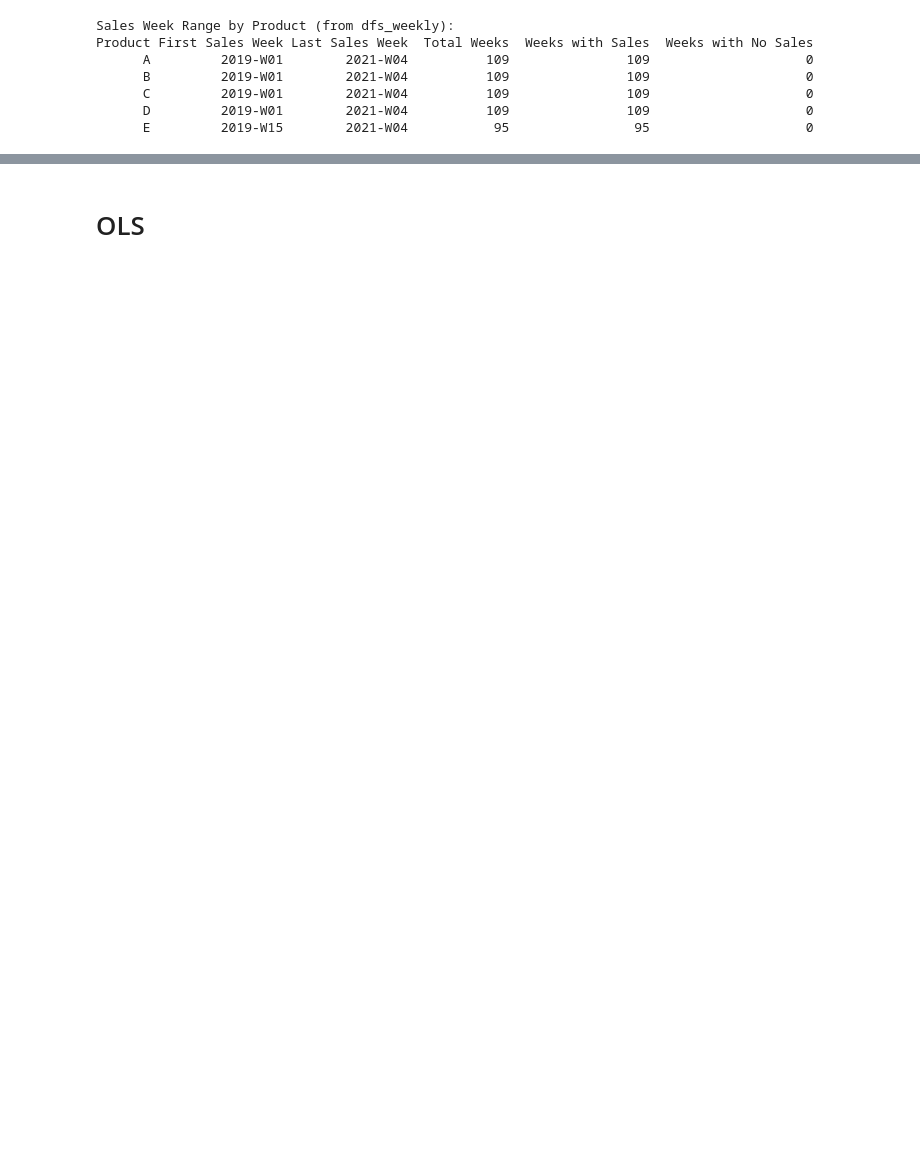
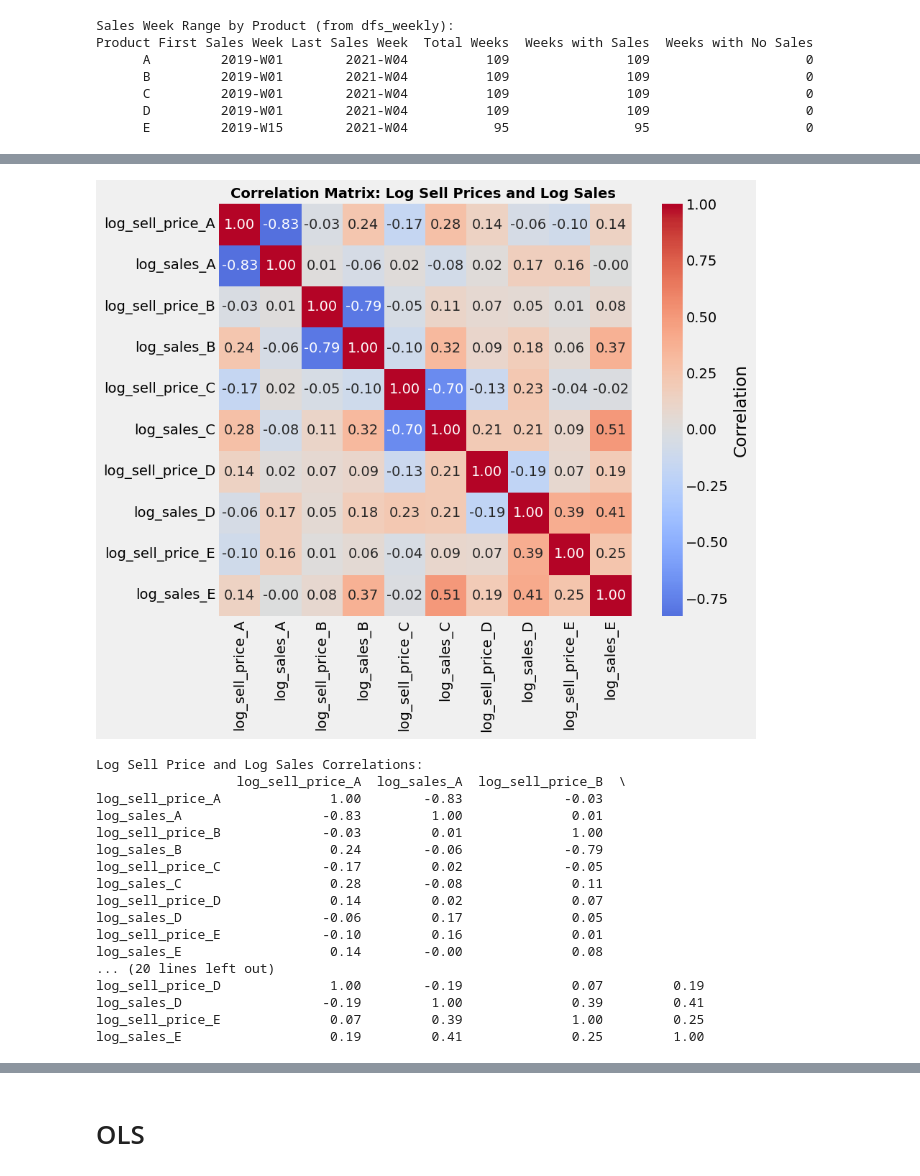
Before and after one commit to insoucyant/Pricing, a Jupyter notebook: analysis.ipynb, the cells around one changed output, grey strips where cells are left out. Cells and saved outputs as stored; diff of their text form; code cells hidden in the pictures; blank space fills up the shorter version.

```diff
--- a/analysis.ipynb
+++ b/analysis.ipynb
@@ -169,0 +231,6 @@ df_merge.head()
+# %%
+df_merge_weekly = df_weekly_A.merge(df_weekly_B, left_index=True, right_index=True, how='outer') \
+              .merge(df_weekly_C, left_index=True, right_index=True, how='outer') \
+                  .merge(df_weekly_D, left_index=True, right_index=True, how='outer') \
+                      .merge(df_weekly_E, left_index=True, right_index=True, how='outer')
+df_merge_weekly.head()
@@ -169,0 +324,21 @@ df_merge.head()
+# %%
+df_corr_weekly = sa.log_correlation_plot(df_merge_weekly)
+# %% [output]
+[figure, added]
+Log Sell Price and Log Sales Correlations:
+                  log_sell_price_A  log_sales_A  log_sell_price_B  \
+log_sell_price_A              1.00        -0.83             -0.03
+log_sales_A                  -0.83         1.00              0.01
+log_sell_price_B             -0.03         0.01              1.00
+log_sales_B                   0.24        -0.06             -0.79
+log_sell_price_C             -0.17         0.02             -0.05
+log_sales_C                   0.28        -0.08              0.11
+log_sell_price_D              0.14         0.02              0.07
+log_sales_D                  -0.06         0.17              0.05
+log_sell_price_E             -0.10         0.16              0.01
+log_sales_E                   0.14        -0.00              0.08
+... (20 lines left out)
+log_sell_price_D              1.00        -0.19              0.07         0.19
+log_sales_D                  -0.19         1.00              0.39         0.41
+log_sell_price_E              0.07         0.39              1.00         0.25
+log_sales_E                   0.19         0.41              0.25         1.00
```
Also changed, not shown: parts of 26 cells of this notebook, 1 other file.
